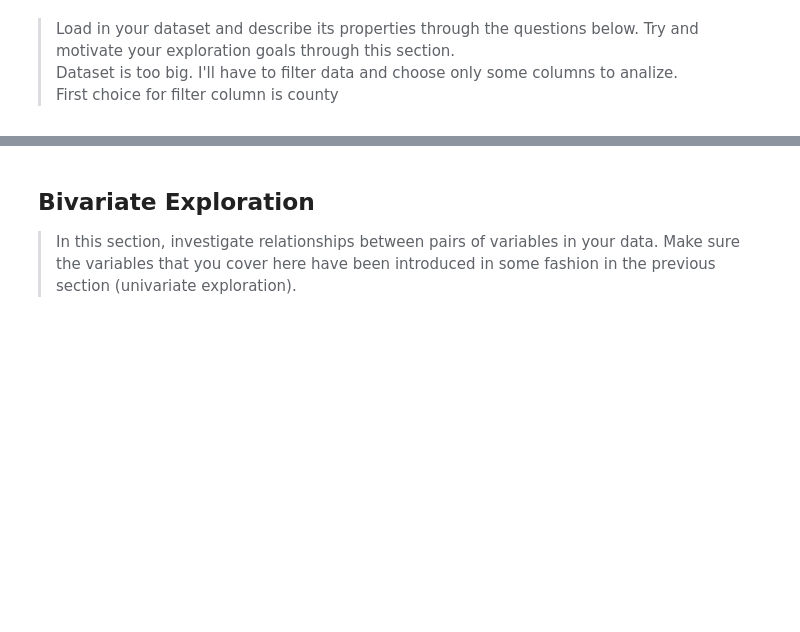
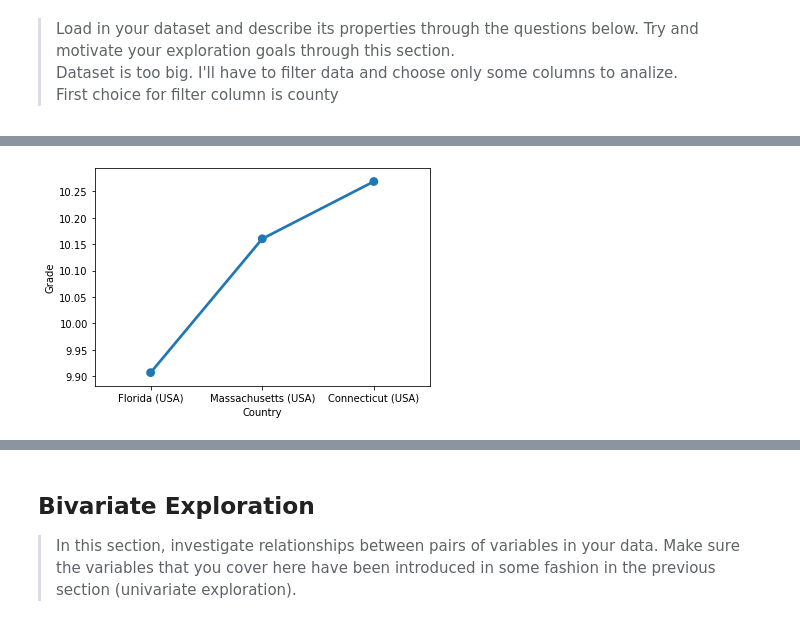
Before and after one commit to Anyra20/CommunicateDataProject, a Jupyter notebook: exploration_template.ipynb, the cells around one changed output, grey strips where cells are left out. Cells and saved outputs as stored; diff of their text form; code cells hidden in the pictures; blank space fills up the shorter version.

```diff
--- a/exploration_template.ipynb
+++ b/exploration_template.ipynb
@@ -225,0 +142,4 @@ you plan on investigating next.
+# %%
+sb.pointplot(data = pisa_usa[['Country', 'Grade']].groupby('Country', as_index=False).mean().sort_values('Grade', ascending=True), x ='Country', y = 'Grade') ;
+# %% [output]
+[figure, added]
```
Also changed, not shown: parts of 74 cells of this notebook.
